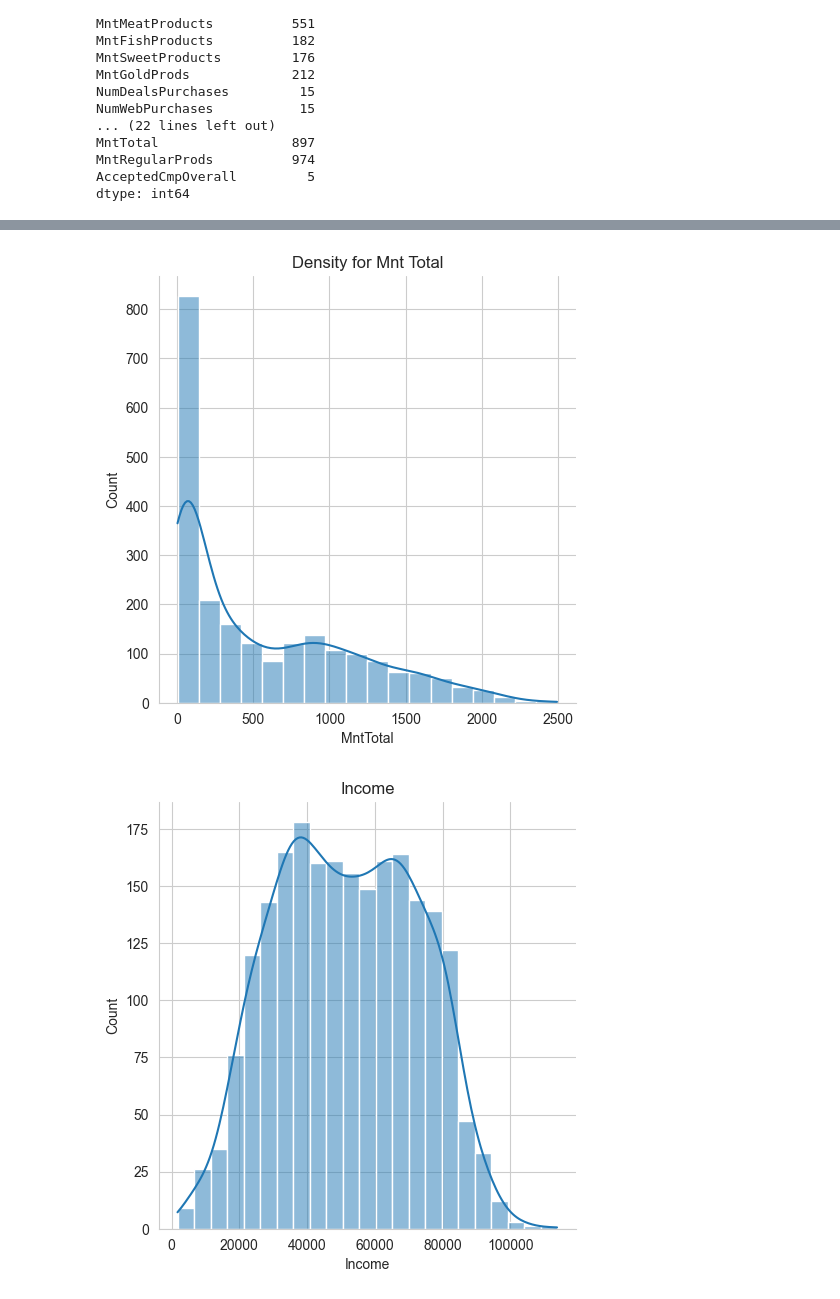
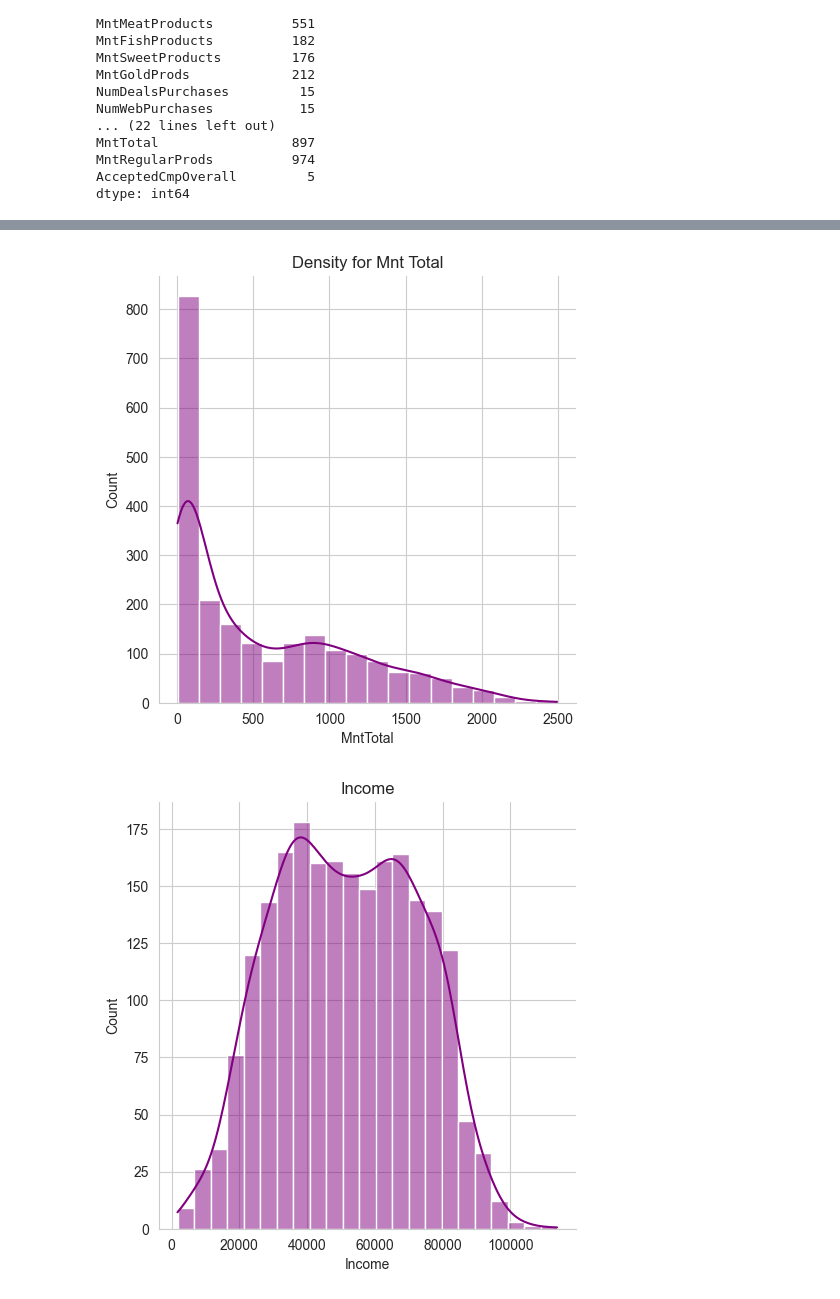
Before and after one commit to ayg15/marketing-analytics, a Jupyter notebook: marketing_analytics.ipynb, the cells around one changed output, grey strips where cells are left out. Cells and saved outputs as stored; diff of their text form; code cells hidden in the pictures.

```diff
--- a/marketing_analytics.ipynb
+++ b/marketing_analytics.ipynb
@@ -149,23 +169,25 @@ sns.set_style("whitegrid")
 sns.displot(
     data=ifood_df,
     x="MntTotal",
-    kde=True
+    kde=True,
+    color="purple"
 )
 plt.title("Density for Mnt Total")
 plt.show()
 # %% [output]
-[figure, old version]
+[figure, new version]
 # %%
 sns.set_style("whitegrid")
 sns.displot(
     data=ifood_df,
     x="Income",
-    kde=True
+    kde=True,
+    color="purple"
 )
 plt.title("Income")
 plt.show()
 # %% [output]
-[figure, old version]
+[figure, new version]
 # %%
 sns.set_style("whitegrid")
 sns.scatterplot(
```
Also changed, not shown: parts of 21 cells of this notebook, 2 other files.
